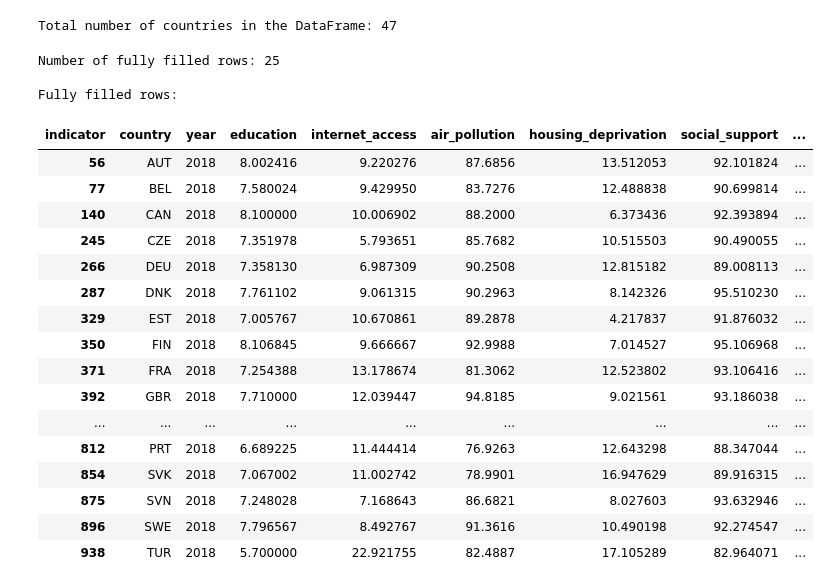
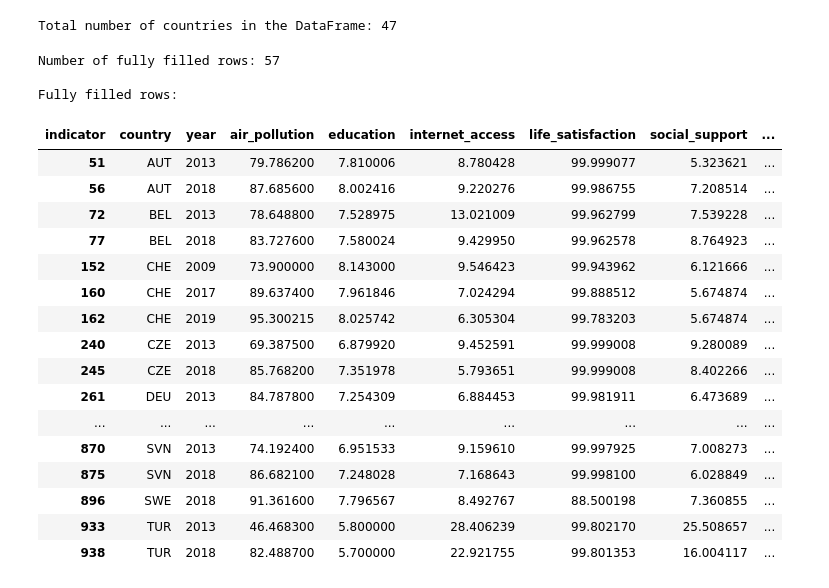
Before and after one commit to Jan12s/betterlifeindex, a Jupyter notebook: better_life_index_edu.ipynb, the cells around one changed output. Drawn from its saved outputs; the diff is of its cells as text; code cells hidden in the pictures.

```diff
--- a/better_life_index_edu.ipynb
+++ b/better_life_index_edu.ipynb
@@ -321,6 +321,6 @@ Data columns (total 19 columns):
 dtypes: float64(17), int64(1), object(1)
 memory usage: 146.6+ KB
 # %%
-BLIE = BFLI.copy()
+BLIE = df_wide_renamed.copy()
 BLIE.head()
 # %% [output]
@@ -333,18 +332,0 @@ BLIE.head()
-# %%
-columns_to_drop = [
-    'water_quality',
-    'earnings_employment',
-    'earnings_employment_deprivation',
-    'earnings_employment_validation',
-    'housing_rooms',
-    'housing_validation',
-    'housing_dwelling_type',
-    'housing_dwelling_type_deprivation',
-    'housing_dwelling_type_validation',
-    'social_support_deprivation',
-    'life_satisfaction_validation'
-]
-
-BLIE = BLIE.drop(columns=columns_to_drop)
-
-display(BLIE.head())
@@ -376,29 +356,29 @@ print(f"Total number of countries in the DataFrame: {total_countries}")
 # %% [output]
 Total number of countries in the DataFrame: 47
 # %%
-rows_fully_filled = BFLI.dropna()
+rows_fully_filled = BLIE.dropna()
 
 print(f"Number of fully filled rows: {rows_fully_filled.shape[0]}")
 print("\nFully filled rows:")
 display(rows_fully_filled)
 # %% [output]
-Number of fully filled rows: 25
+Number of fully filled rows: 57
 
 Fully filled rows:
-| indicator | country | year | education | internet_access | air_pollution | housing_deprivation | social_support | ... |
-| 56 | AUT | 2018 | 8.002416 | 9.220276 | 87.6856 | 13.512053 | 92.101824 | ... |
-| 77 | BEL | 2018 | 7.580024 | 9.429950 | 83.7276 | 12.488838 | 90.699814 | ... |
-| 140 | CAN | 2018 | 8.100000 | 10.006902 | 88.2000 | 6.373436 | 92.393894 | ... |
-| 245 | CZE | 2018 | 7.351978 | 5.793651 | 85.7682 | 10.515503 | 90.490055 | ... |
-| 266 | DEU | 2018 | 7.358130 | 6.987309 | 90.2508 | 12.815182 | 89.008113 | ... |
-| 287 | DNK | 2018 | 7.761102 | 9.061315 | 90.2963 | 8.142326 | 95.510230 | ... |
-| 329 | EST | 2018 | 7.005767 | 10.670861 | 89.2878 | 4.217837 | 91.876032 | ... |
-| 350 | FIN | 2018 | 8.106845 | 9.666667 | 92.9988 | 7.014527 | 95.106968 | ... |
-| 371 | FRA | 2018 | 7.254388 | 13.178674 | 81.3062 | 12.523802 | 93.106416 | ... |
-| 392 | GBR | 2018 | 7.710000 | 12.039447 | 94.8185 | 9.021561 | 93.186038 | ... |
+| indicator | country | year | air_pollution | education | internet_access | life_satisfaction | social_support | ... |
+| 51 | AUT | 2013 | 79.786200 | 7.810006 | 8.780428 | 99.999077 | 5.323621 | ... |
+| 56 | AUT | 2018 | 87.685600 | 8.002416 | 9.220276 | 99.986755 | 7.208514 | ... |
+| 72 | BEL | 2013 | 78.648800 | 7.528975 | 13.021009 | 99.962799 | 7.539228 | ... |
+| 77 | BEL | 2018 | 83.727600 | 7.580024 | 9.429950 | 99.962578 | 8.764923 | ... |
+| 152 | CHE | 2009 | 73.900000 | 8.143000 | 9.546423 | 99.943962 | 6.121666 | ... |
+| 160 | CHE | 2017 | 89.637400 | 7.961846 | 7.024294 | 99.888512 | 5.674874 | ... |
+| 162 | CHE | 2019 | 95.300215 | 8.025742 | 6.305304 | 99.783203 | 5.674874 | ... |
+| 240 | CZE | 2013 | 69.387500 | 6.879920 | 9.452591 | 99.999008 | 9.280089 | ... |
+| 245 | CZE | 2018 | 85.768200 | 7.351978 | 5.793651 | 99.999008 | 8.402266 | ... |
+| 261 | DEU | 2013 | 84.787800 | 7.254309 | 6.884453 | 99.981911 | 6.473689 | ... |
 | ... | ... | ... | ... | ... | ... | ... | ... | ... |
-| 812 | PRT | 2018 | 6.689225 | 11.444414 | 76.9263 | 12.643298 | 88.347044 | ... |
-| 854 | SVK | 2018 | 7.067002 | 11.002742 | 78.9901 | 16.947629 | 89.916315 | ... |
-| 875 | SVN | 2018 | 7.248028 | 7.168643 | 86.6821 | 8.027603 | 93.632946 | ... |
-| 896 | SWE | 2018 | 7.796567 | 8.492767 | 91.3616 | 10.490198 | 92.274547 | ... |
-| 938 | TUR | 2018 | 5.700000 | 22.921755 | 82.4887 | 17.105289 | 82.964071 | ... |
+| 870 | SVN | 2013 | 74.192400 | 6.951533 | 9.159610 | 99.997925 | 7.008273 | ... |
+| 875 | SVN | 2018 | 86.682100 | 7.248028 | 7.168643 | 99.998100 | 6.028849 | ... |
+| 896 | SWE | 2018 | 91.361600 | 7.796567 | 8.492767 | 88.500198 | 7.360855 | ... |
+| 933 | TUR | 2013 | 46.468300 | 5.800000 | 28.406239 | 99.802170 | 25.508657 | ... |
+| 938 | TUR | 2018 | 82.488700 | 5.700000 | 22.921755 | 99.801353 | 16.004117 | ... |
```
Also changed, not shown: parts of 15 cells of this notebook.
